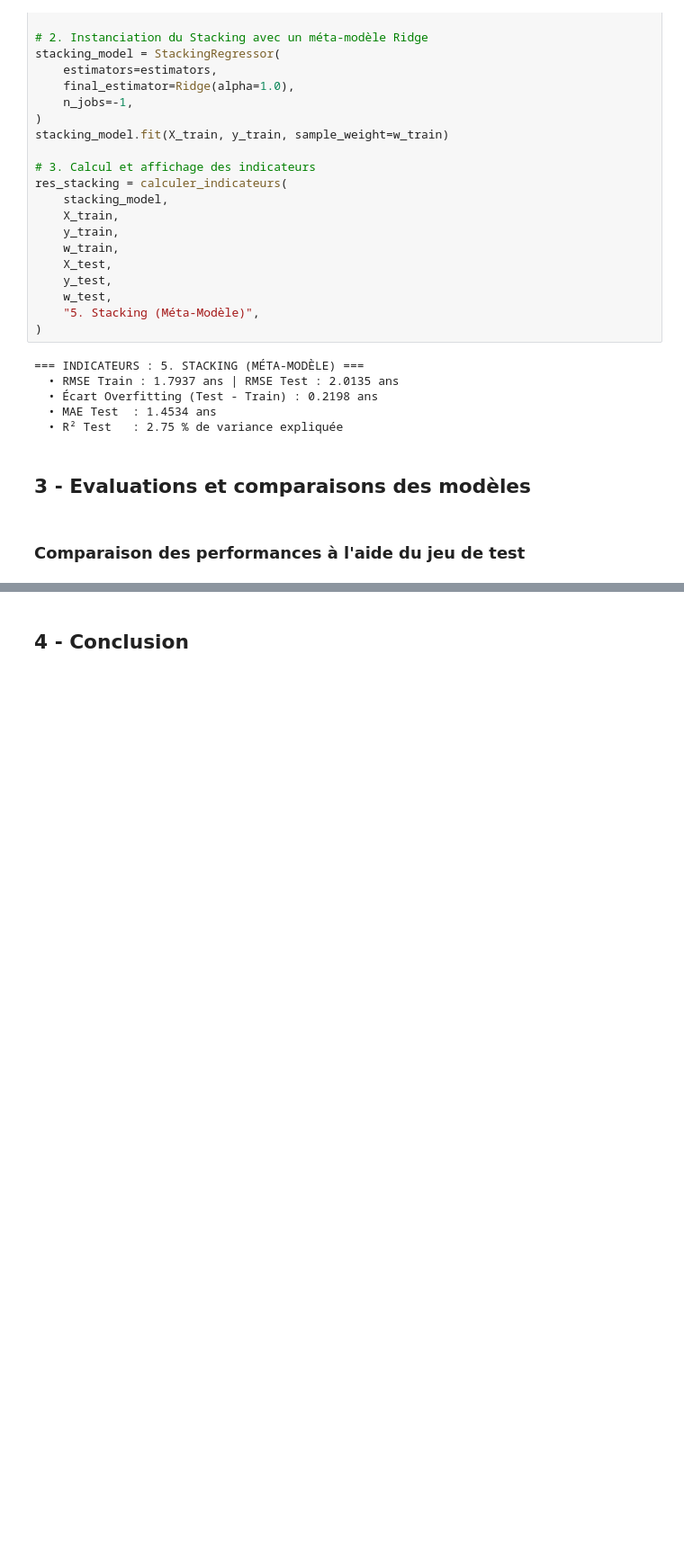
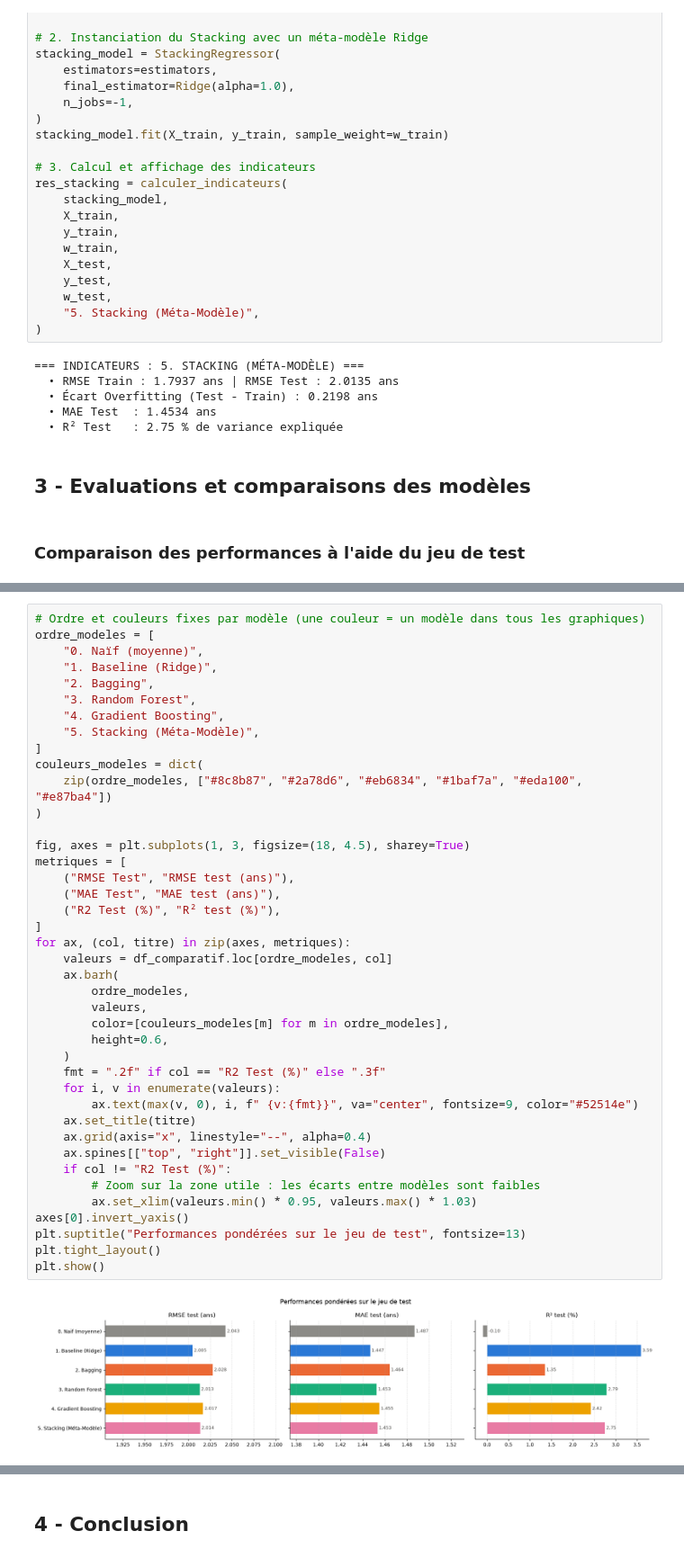
Before and after one commit to RaphaelCarrere/projet_apprentissage_supervise, a Jupyter notebook: projet.ipynb, the cells around one changed output, grey strips where cells are left out. Shown at 90% size. Cells and saved outputs as stored; diff of their text form; blank space fills up the shorter version.

```diff
--- a/projet.ipynb
+++ b/projet.ipynb
@@ -946,0 +1013,43 @@ res_stacking = calculer_indicateurs(
+# %%
+# Ordre et couleurs fixes par modèle (une couleur = un modèle dans tous les graphiques)
+ordre_modeles = [
+    "0. Naïf (moyenne)",
+    "1. Baseline (Ridge)",
+    "2. Bagging",
+    "3. Random Forest",
+    "4. Gradient Boosting",
+    "5. Stacking (Méta-Modèle)",
+]
+couleurs_modeles = dict(
+    zip(ordre_modeles, ["#8c8b87", "#2a78d6", "#eb6834", "#1baf7a", "#eda100", "#e87ba4"])
+)
+
+fig, axes = plt.subplots(1, 3, figsize=(18, 4.5), sharey=True)
+metriques = [
+    ("RMSE Test", "RMSE test (ans)"),
+    ("MAE Test", "MAE test (ans)"),
+    ("R2 Test (%)", "R² test (%)"),
+]
+for ax, (col, titre) in zip(axes, metriques):
+    valeurs = df_comparatif.loc[ordre_modeles, col]
+    ax.barh(
+        ordre_modeles,
+        valeurs,
+        color=[couleurs_modeles[m] for m in ordre_modeles],
+        height=0.6,
+    )
+    fmt = ".2f" if col == "R2 Test (%)" else ".3f"
+    for i, v in enumerate(valeurs):
+        ax.text(max(v, 0), i, f" {v:{fmt}}", va="center", fontsize=9, color="#52514e")
+    ax.set_title(titre)
+    ax.grid(axis="x", linestyle="--", alpha=0.4)
+    ax.spines[["top", "right"]].set_visible(False)
+    if col != "R2 Test (%)":
+        # Zoom sur la zone utile : les écarts entre modèles sont faibles
+        ax.set_xlim(valeurs.min() * 0.95, valeurs.max() * 1.03)
+axes[0].invert_yaxis()
+plt.suptitle("Performances pondérées sur le jeu de test", fontsize=13)
+plt.tight_layout()
+plt.show()
+# %% [output]
+[figure, added]
```
Also changed, not shown: parts of 19 cells of this notebook.
